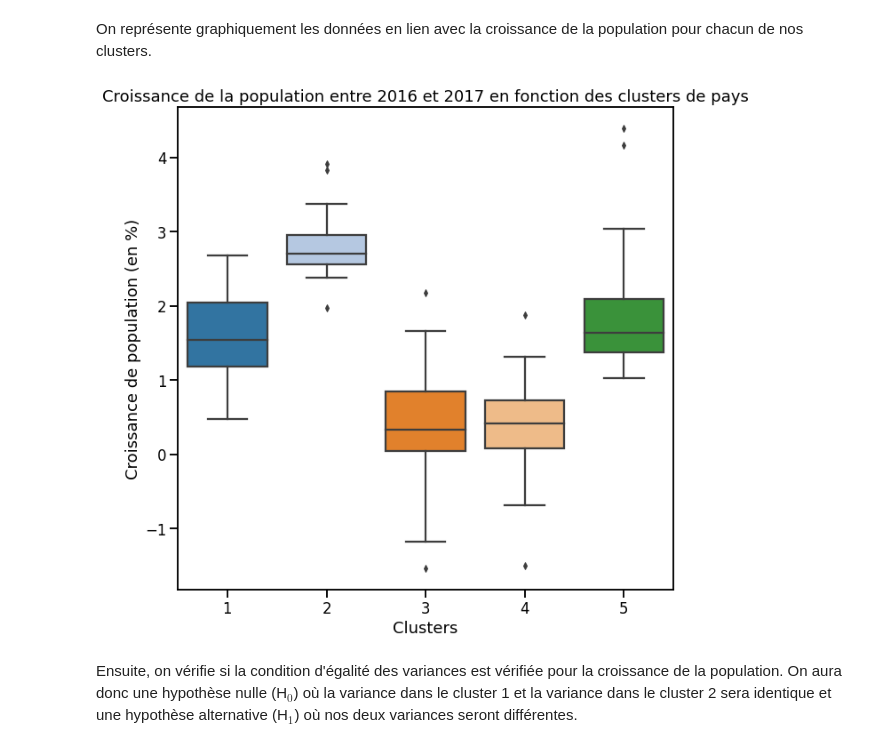
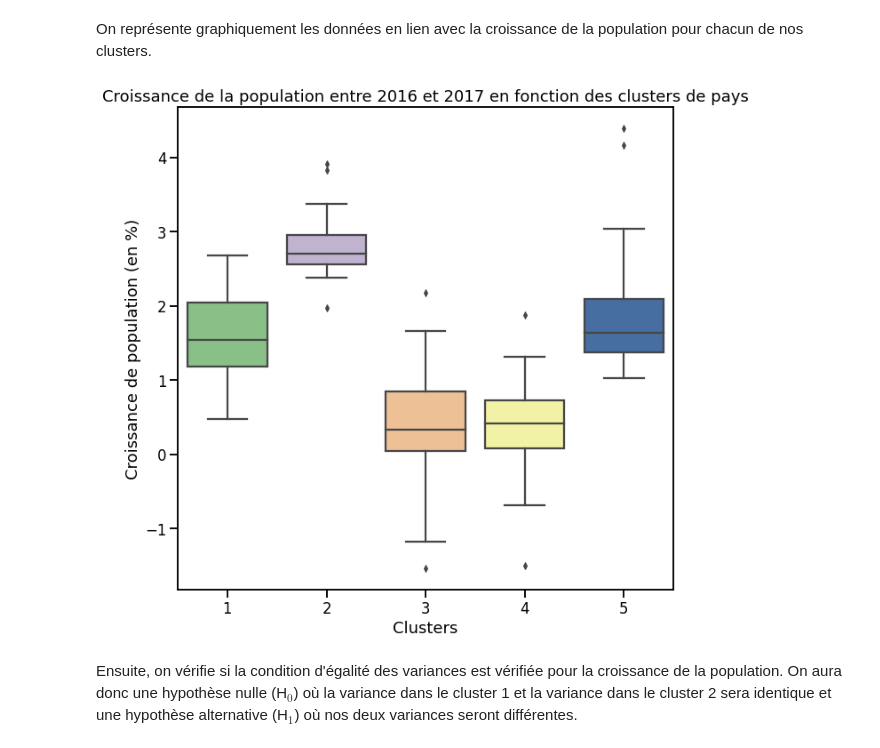
Before and after one commit to Sylvariane/etude_marche, a Jupyter notebook: P5_02_code.ipynb, the cells around one changed output. Cells and saved outputs as stored; diff of their text form; code cells hidden in the pictures.

```diff
--- a/P5_02_code.ipynb
+++ b/P5_02_code.ipynb
@@ -24,3 +24,7 @@ from scipy.stats import ks_2samp
 from scipy.cluster.hierarchy import dendrogram, linkage, fcluster
 from sklearn import decomposition, preprocessing
 from sklearn.cluster import KMeans
+# %%
+sns.set_context('talk')
+sns.set_palette('Accent')
+sns.despine()
@@ -115,9 +121,6 @@ def display_factorial_planes(X_projected, n_comp, pca, axis_ranks, labels=None,
 
             plt.title("Projection des individus (sur F{} et F{})".format(d1+1, d2+1))
             plt.show(block=False)
-# %%
-sns.set_context('talk')
-sns.set_palette('tab20')
 # %%
 vegetaux = pd.read_csv('/content/drive/My Drive/Formation Data Analyst/Livrables/P5_guillot_cecile/vegetaux_2017.csv')
 animaux = pd.read_csv('/content/drive/My Drive/Formation Data Analyst/Livrables/P5_guillot_cecile/animaux_2017.csv')
@@ -629,13 +643,16 @@ On représente graphiquement les données en lien avec la croissance de la popul
 # %%
 plt.figure(figsize=(10,10))
 
 _ = sns.boxplot(x='ddg_cluster', y='croissance_pop', data=df)
 _ = plt.xlabel('Clusters')
 _ = plt.ylabel('Croissance de population (en %)')
 _ = plt.title('Croissance de la population entre 2016 et 2017 en fonction des clusters de pays')
+
+_ = plt.savefig(f'{dir}Boxplot_croissance')
+
 _ = plt.show()
 # %% [output]
-[figure, old version]
+[figure, new version]
 # %% [markdown]
 Ensuite, on vérifie si la condition d'égalité des variances est vérifiée pour la croissance de la population. On aura donc une hypothèse nulle (H$_0$) où la variance dans le cluster 1 et la variance dans le cluster 2 sera identique et une hypothèse alternative (H$_1$) où nos deux variances seront différentes.
 # %% [markdown]
```
Also changed, not shown: parts of 24 cells of this notebook.
